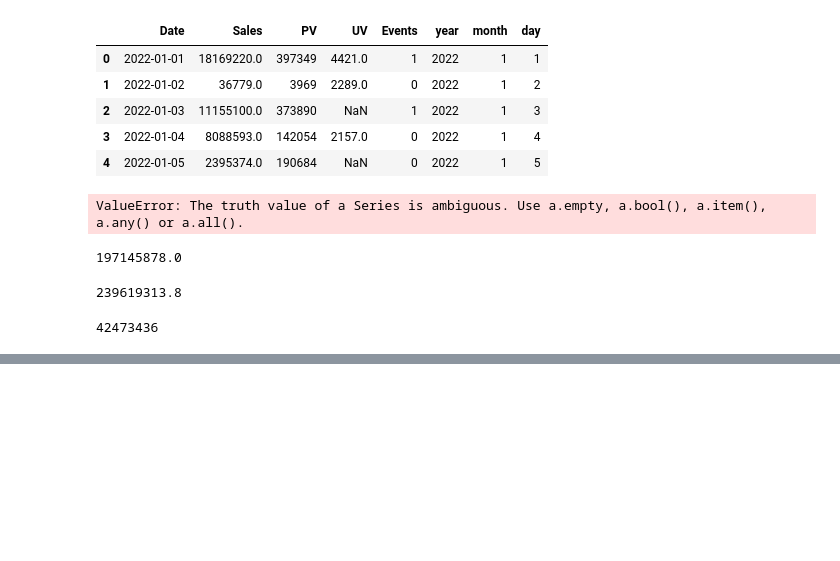
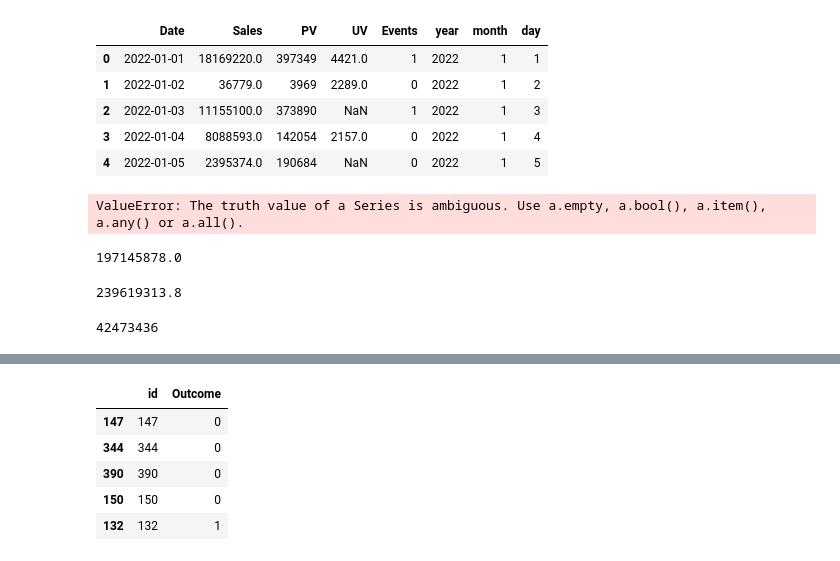
Before and after one commit to hyeongjin-kim-dev/Myworkspace, a Jupyter notebook: CodingTest & BigdataCertification/연습장.ipynb, the cells around one changed output, grey strips where cells are left out. Saved outputs shown, nothing was run; the diff lists cells and outputs as text; code cells hidden in the pictures; blank space fills up the shorter version.

```diff
--- a/CodingTest & BigdataCertification/연습장.ipynb
+++ b/CodingTest & BigdataCertification/연습장.ipynb
@@ -364,0 +471,9 @@ int(round(abs(sale1 - sale2),0))
+# %%
+y_train.head()
+# %% [output]
+|  | id | Outcome |
+| 147 | 147 | 0 |
+| 344 | 344 | 0 |
+| 390 | 390 | 0 |
+| 150 | 150 | 0 |
+| 132 | 132 | 1 |
```
Also changed, not shown: parts of 20 cells of this notebook.
